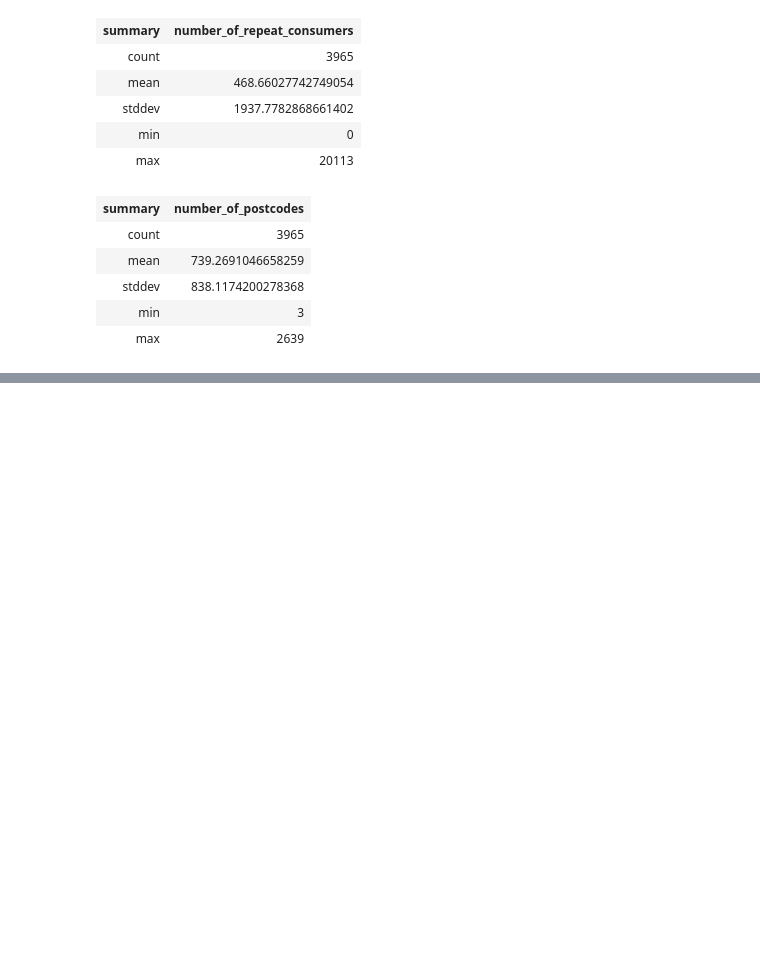
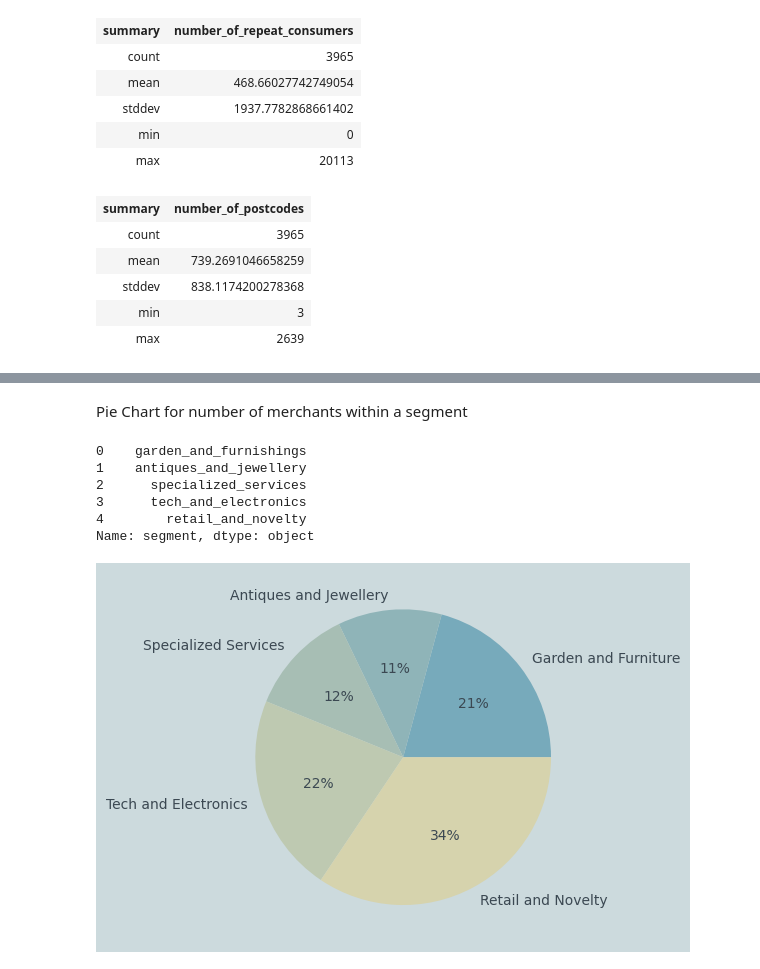
Before and after one commit to jameslafontaine/unimelb-mast30034-industry-project, a Jupyter notebook: notebooks/analysis/insights/insights_visualizations.ipynb, the cells around one changed output, grey strips where cells are left out. Drawn from its saved outputs; the diff is of its cells as text; code cells hidden in the pictures; blank space fills up the shorter version.

Commit message:
pie chart for segments

```diff
--- a/notebooks/analysis/insights/insights_visualizations.ipynb
+++ b/notebooks/analysis/insights/insights_visualizations.ipynb
@@ -153,0 +86,26 @@ spark.stop()
+# %% [markdown]
+Pie Chart for number of merchants within a segment
+# %%
+segments = joined.groupBy("segment").agg(f.count("merchant_abn").alias("num_merchants"))
+segments = segments.toPandas()
+# %%
+segments["segment"]
+# %% [output]
+0    garden_and_furnishings
+1    antiques_and_jewellery
+2      specialized_services
+3      tech_and_electronics
+4        retail_and_novelty
+Name: segment, dtype: object
+# %%
+segments_lst = ["Garden and Furniture", "Antiques and Jewellery", "Specialized Services",
+                "Tech and Electronics", "Retail and Novelty"]
+merchant_num_lst = list(segments["num_merchants"])
+# %%
+plt.figure(facecolor= "#ccdadd")
+color_palette = sns.color_palette("blend:#7AB,#EDA")
+plt.pie(merchant_num_lst, labels = segments_lst, colors=color_palette, autopct="%.0f%%",
+        textprops={'color': "#3b4852"})
+plt.show()
+# %% [output]
+[figure, added]
```
Also changed, not shown: parts of 12 cells of this notebook, 1 other file.
